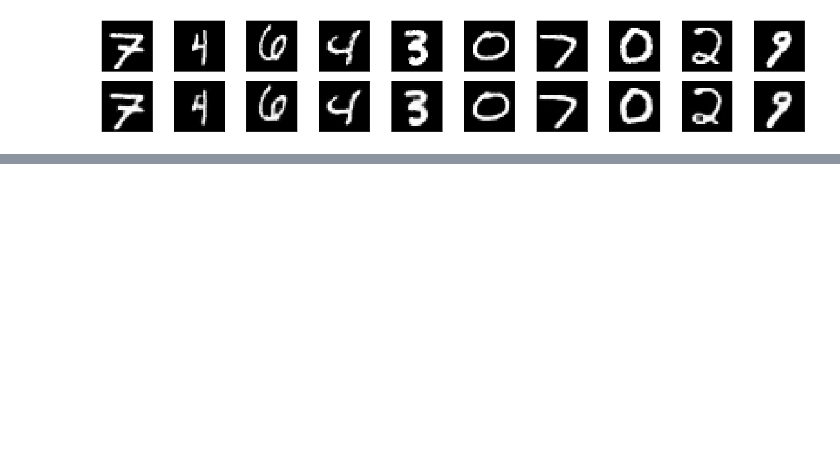
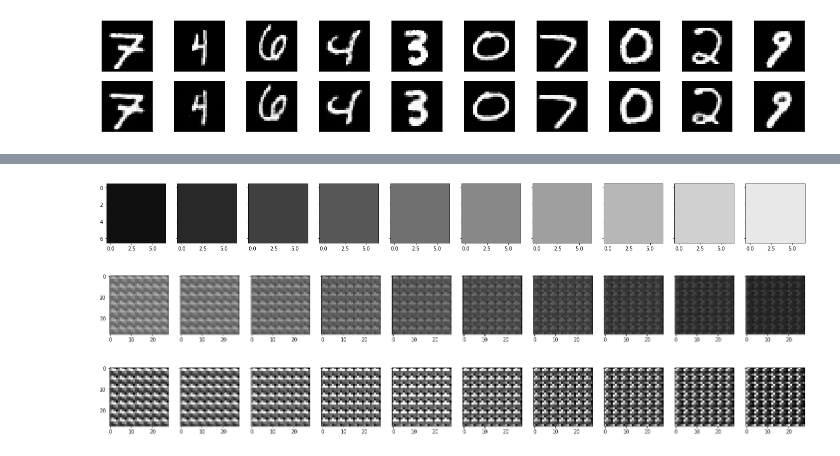
Before and after one commit to Torchun/otus, a Jupyter notebook: DL/2020/homework/11/ConvAutoEncoder_mnist.ipynb, the cells around one changed output, grey strips where cells are left out. Cells and saved outputs as stored; diff of their text form; code cells hidden in the pictures; blank space fills up the shorter version.

```diff
--- a/DL/2020/homework/11/ConvAutoEncoder_mnist.ipynb
+++ b/DL/2020/homework/11/ConvAutoEncoder_mnist.ipynb
@@ -201,0 +260,36 @@ len(test_loader.dataset)
+# %%
+### latent: 1 of 16 dimensions filled with 1
+decode_input = np.empty((10, 16, 7, 7))
+for j in range(0, 10):
+    fill = (j)/10.0
+    decode_input[int(j)] = np.full((16, 7, 7), fill)
+    for jj in range(0, 1):
+        decode_input[int(j)][jj] = np.full((7, 7), 1)
+
+output = model.decode(torch.Tensor(decode_input).to(device))
+output = output.cpu()
+output = output.detach().numpy()
+
+decode_images = np.empty((10, 7, 7))
+for index, j in enumerate(decode_input):
+    decode_images[int(index)] = j.sum(axis=0)/16.0
+
+# plot the first ten input images and then reconstructed images
+fig, axes = plt.subplots(nrows=1, ncols=10, sharex=True, sharey=True, figsize=(25,5))
+# input images on top row, reconstructions on bottom
+for images, row in zip(decode_images, axes):
+    row.imshow(np.squeeze(images), cmap='gray', vmin=0, vmax=1)
+
+fig, axes = plt.subplots(nrows=1, ncols=10, sharex=True, sharey=True, figsize=(25,5))
+# input images on top row, reconstructions on bottom
+for images, row in zip(output, axes):
+    row.imshow(np.squeeze(images), cmap='gray', vmin=0, vmax=1)
+
+fig, axes = plt.subplots(nrows=1, ncols=10, sharex=True, sharey=True, figsize=(25,5))
+# input images on top row, reconstructions on bottom
+for images, row in zip(output, axes):
+    row.imshow(np.squeeze(images), cmap='gray')
+# %% [output]
+[figure, added]
+[figure, added]
+[figure, added]
```
Also changed, not shown: parts of 6 cells of this notebook.
